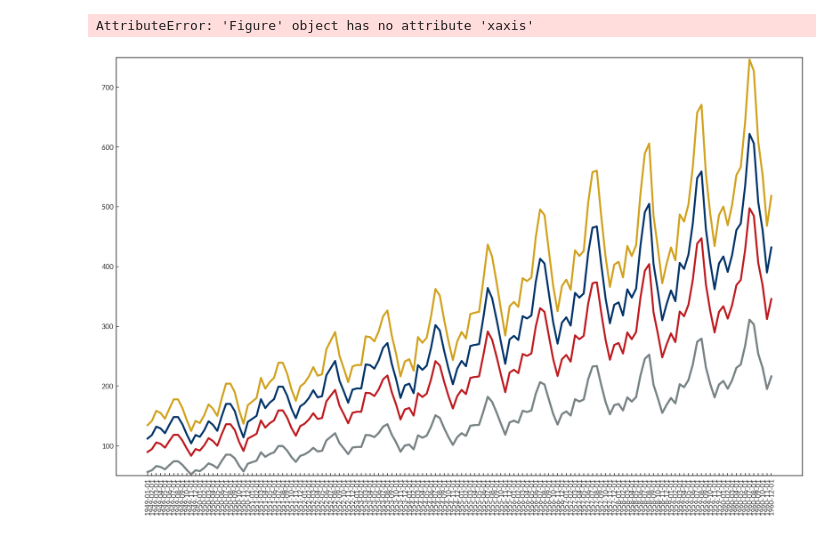
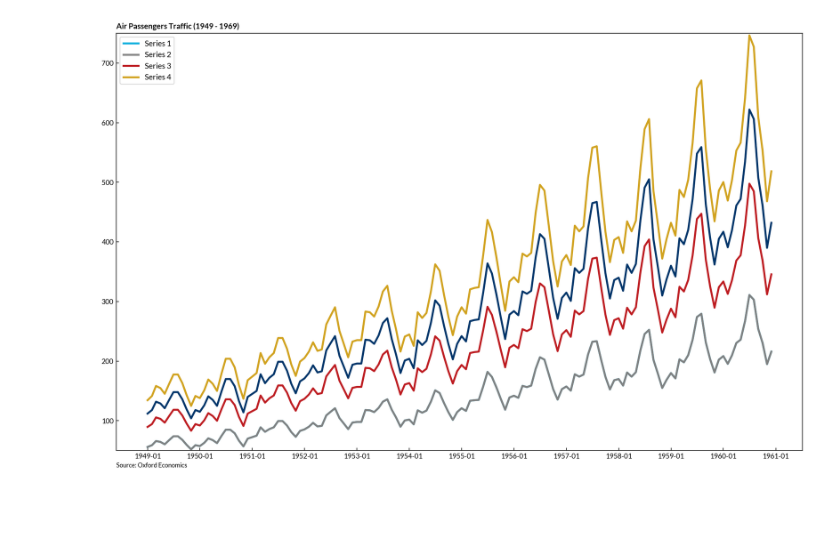
Before and after one commit to TourismEconomics/te-styles, a Jupyter notebook: examples.ipynb, the cells around one changed output. Saved outputs shown, nothing was run; the diff lists cells and outputs as text; code cells hidden in the pictures; blank space fills up the shorter version.

```diff
--- a/examples.ipynb
+++ b/examples.ipynb
@@ -1,38 +1,42 @@
 # %%
 import matplotlib.pyplot as plt
 import pandas as pd
 from testyles import styles
 from matplotlib.ticker import AutoMinorLocator
+import matplotlib.dates as mdates
+import datetime
 
 # Init styling
 styles.init_styles()
 
-# Import Data
+# Import Data (using sample data for now)
 df = pd.read_csv('https://github.com/selva86/datasets/raw/master/AirPassengers.csv')
 
 
+# Draw Plot
+plt.figure(figsize=(16,10), dpi= 150)
+ax = plt.gca()
 
-# Draw Plot
-ax = plt.figure(figsize=(16,10), dpi= 150)
+df['date'] = pd.to_datetime(df['date'])
+
 plt.plot(df['date'], df['value'])
-plt.plot(df['date'], df['value'] * 0.5)
-plt.plot(df['date'], df['value'] * 0.5)
-plt.plot(df['date'], df['value'] * 0.8)
-plt.plot(df['date'], df['value'] * 1.2)
+plt.plot(df['date'], df['value'] * 0.5, label="Series 1")
+plt.plot(df['date'], df['value'] * 0.5, label="Series 2")
+plt.plot(df['date'], df['value'] * 0.8, label="Series 3")
+plt.plot(df['date'], df['value'] * 1.2, label="Series 4")
 # Decoration
 plt.ylim(50, 750)
-xtick_location = df.index.tolist()[::12]
-xtick_labels = [x[-4:] for x in df.date.tolist()[::12]]
+plt.legend()
 
-plt.xticks(rotation=90)
-ax.xaxis.set_minor_locator(AutoMinorLocator())
+ax.xaxis.set_major_locator(mdates.YearLocator(1, month=1))
+ax.xaxis.set_major_formatter(mdates.DateFormatter('%Y-%m'))
 
+plt.xticks(rotation=0)
 
 plt.title("Air Passengers Traffic (1949 - 1969)", loc="left")
 
 plt.xlabel('Source: Oxford Economics', wrap=True, horizontalalignment='left', fontsize=8, x=0)
 
 plt.show()
 # %% [output]
-AttributeError: 'Figure' object has no attribute 'xaxis'
-[figure, old version]
+[figure, new version]
```
